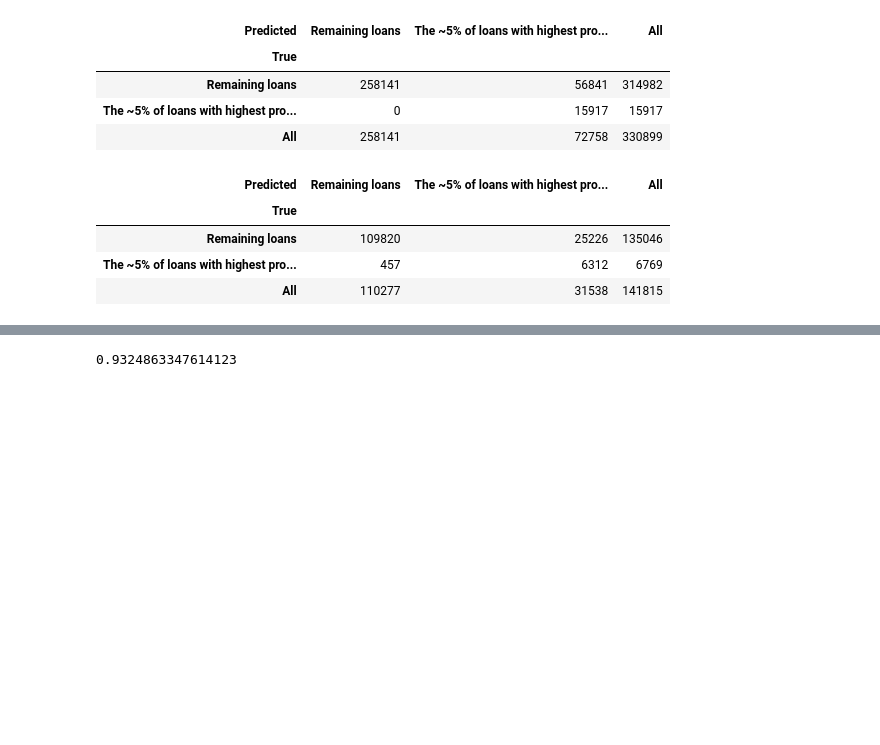
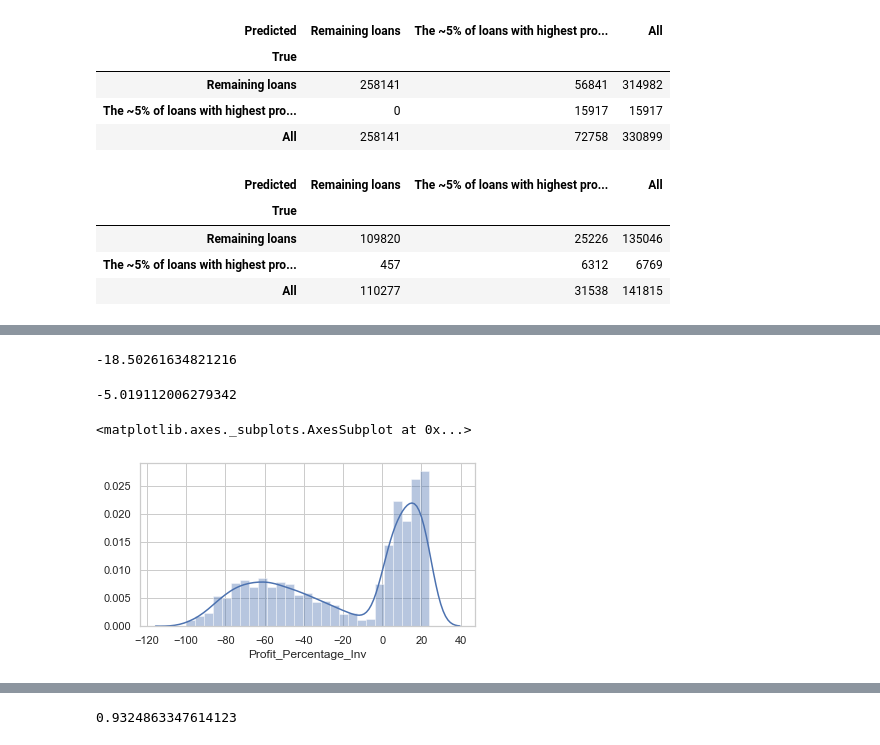
Before and after one commit to lebawilamowsky/capstone_project, a Jupyter notebook: Capstone_Project.ipynb, the cells around one changed output, grey strips where cells are left out. Drawn from its saved outputs; the diff is of its cells as text; code cells hidden in the pictures; blank space fills up the shorter version.

```diff
--- a/Capstone_Project.ipynb
+++ b/Capstone_Project.ipynb
@@ -590,0 +600,4 @@ pd.crosstab(ytest.squeeze(), baggingclassifier.predict(xtest), rownames=['True']
+# %%
+df=pd.merge(data[['Profit_Percentage_Inv']],ytest, how='right',left_index=True,right_index=True)
+# %%
+df['Predicted']=baggingclassifier.predict(xtest)
@@ -590,0 +618,2 @@ pd.crosstab(ytest.squeeze(), baggingclassifier.predict(xtest), rownames=['True']
+# %%
+predictedwrong=df[df['Predicted']!=df['Profit_Percentage_Inv_Range']]
@@ -590,0 +634,15 @@ pd.crosstab(ytest.squeeze(), baggingclassifier.predict(xtest), rownames=['True']
+# %%
+predictedwrongthatintop5=predictedwrong[predictedwrong['Profit_Percentage_Inv_Range']=='Remaining loans']
+# %%
+predictedwrongthatintop5['Profit_Percentage_Inv'].mean()
+# %% [output]
+-18.50261634821216
+# %%
+df[df['Profit_Percentage_Inv_Range']=='Remaining loans']['Profit_Percentage_Inv'].mean()
+# %% [output]
+-5.019112006279342
+# %%
+sns.distplot(predictedwrongthatintop5['Profit_Percentage_Inv'])
+# %% [output]
+<matplotlib.axes._subplots.AxesSubplot at 0x...>
+[figure, added]
```
Also changed, not shown: parts of 12 cells of this notebook.
